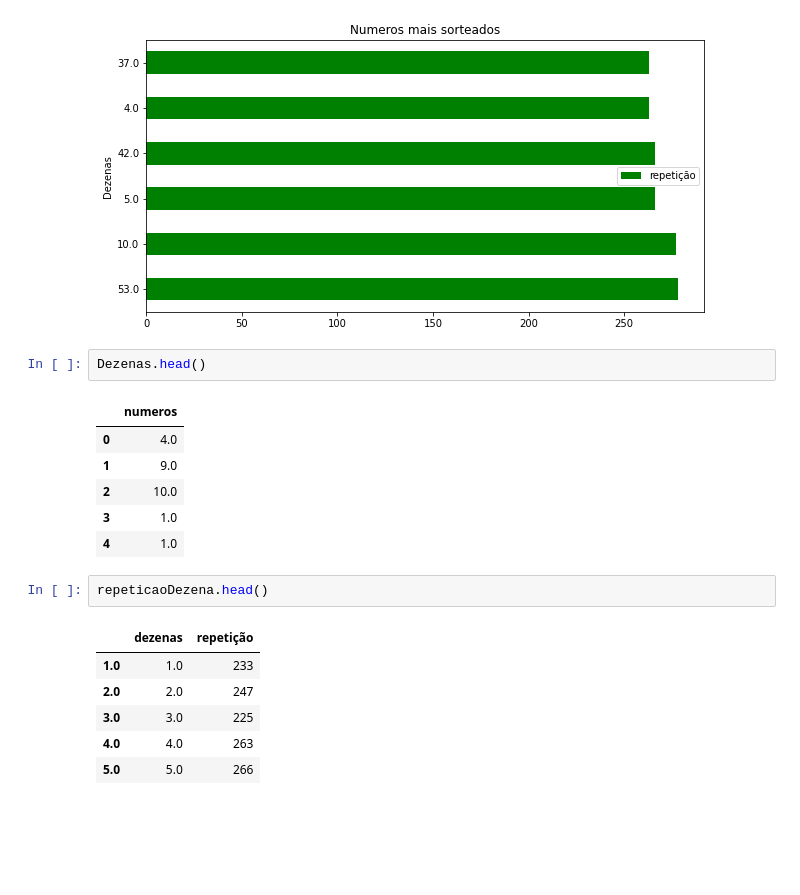
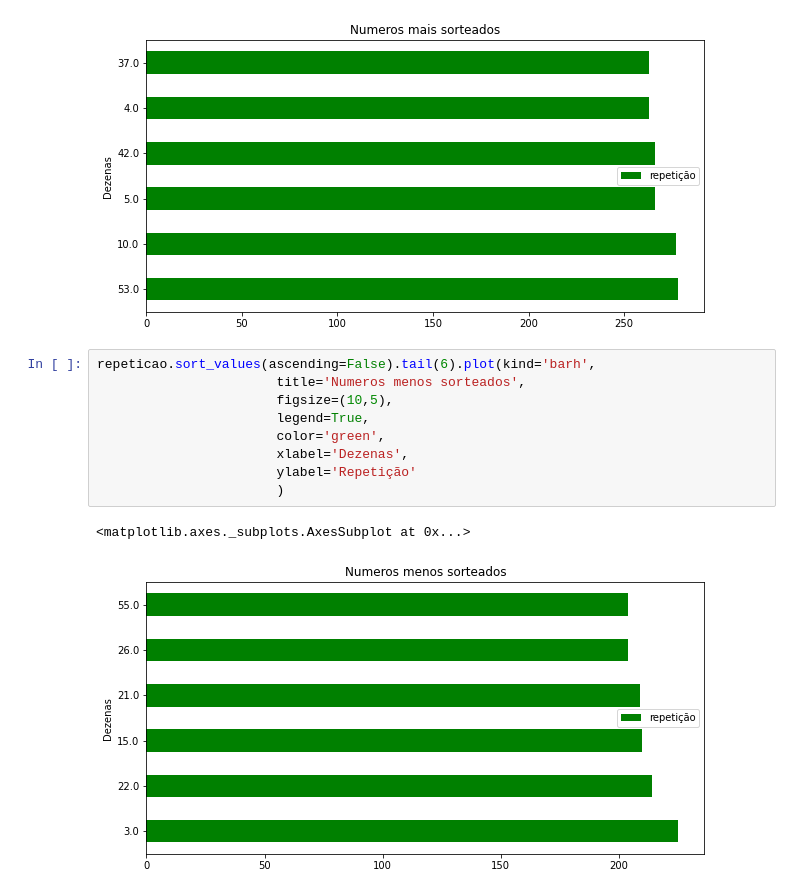
Before and after one commit to wesleyclzns/notebook-bcc-ufabc-2021.3, a Jupyter notebook: MegaSenaProjetoFinal.ipynb, the cells around one changed output. Cells and saved outputs as stored; diff of their text form; blank space fills up the shorter version.

```diff
--- a/MegaSenaProjetoFinal.ipynb
+++ b/MegaSenaProjetoFinal.ipynb
@@ -631,21 +630,15 @@ repeticao.sort_values(ascending=False).head(6).plot(kind='barh',
 # %% [output]
 <matplotlib.axes._subplots.AxesSubplot at 0x...>
 [figure]
-# %%
-Dezenas.head()
-# %% [output]
-|  | numeros |
-| 0 | 4.0 |
-| 1 | 9.0 |
-| 2 | 10.0 |
-| 3 | 1.0 |
-| 4 | 1.0 |
-# %%
-repeticaoDezena.head()
-# %% [output]
-|  | dezenas | repetição |
-| 1.0 | 1.0 | 233 |
-| 2.0 | 2.0 | 247 |
-| 3.0 | 3.0 | 225 |
-| 4.0 | 4.0 | 263 |
-| 5.0 | 5.0 | 266 |
+# %%
+repeticao.sort_values(ascending=False).tail(6).plot(kind='barh',
+                       title='Numeros menos sorteados',
+                       figsize=(10,5),
+                       legend=True,
+                       color='green',
+                       xlabel='Dezenas',
+                       ylabel='Repetição'
+                       )
+# %% [output]
+<matplotlib.axes._subplots.AxesSubplot at 0x...>
+[figure, added]
```
Also changed, not shown: parts of 2 cells of this notebook.
